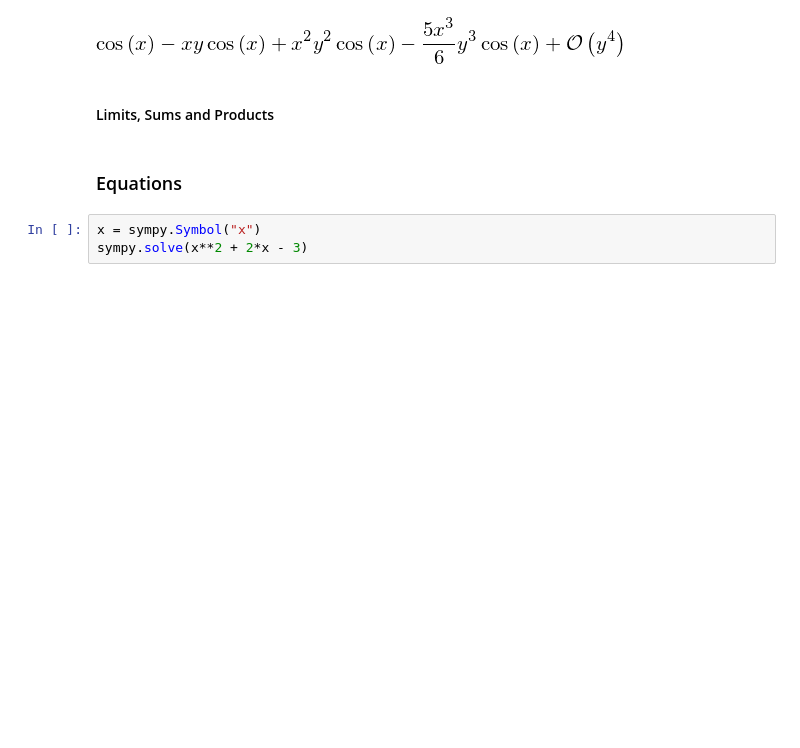
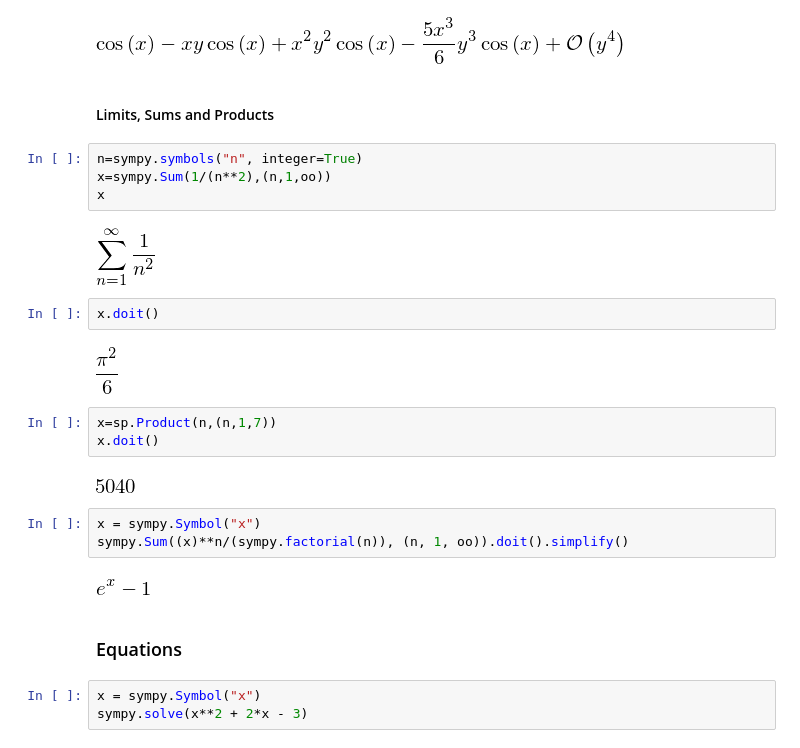
Before and after one commit to Ziaeemehr/workshop_scripting, a Jupyter notebook: codes/02_sympy/00_jupyter.ipynb, the cells around one changed output. Cells and saved outputs as stored; diff of their text form; blank space fills up the shorter version.

```diff
--- a/codes/02_sympy/00_jupyter.ipynb
+++ b/codes/02_sympy/00_jupyter.ipynb
@@ -382,6 +382,26 @@ expr.series(y, n = 4)
 [figure]
 # %% [markdown]
 #### Limits, Sums and Products
+# %%
+n=sympy.symbols("n", integer=True)
+x=sympy.Sum(1/(n**2),(n,1,oo))
+x
+# %% [output]
+[figure, added]
+# %%
+x.doit()
+# %% [output]
+[figure, added]
+# %%
+x=sp.Product(n,(n,1,7))
+x.doit()
+# %% [output]
+[figure, added]
+# %%
+x = sympy.Symbol("x")
+sympy.Sum((x)**n/(sympy.factorial(n)), (n, 1, oo)).doit().simplify()
+# %% [output]
+[figure, added]
 # %% [markdown]
 ### Equations
 # %%
```
Also changed, not shown: parts of 20 cells of this notebook, 2 other files.
